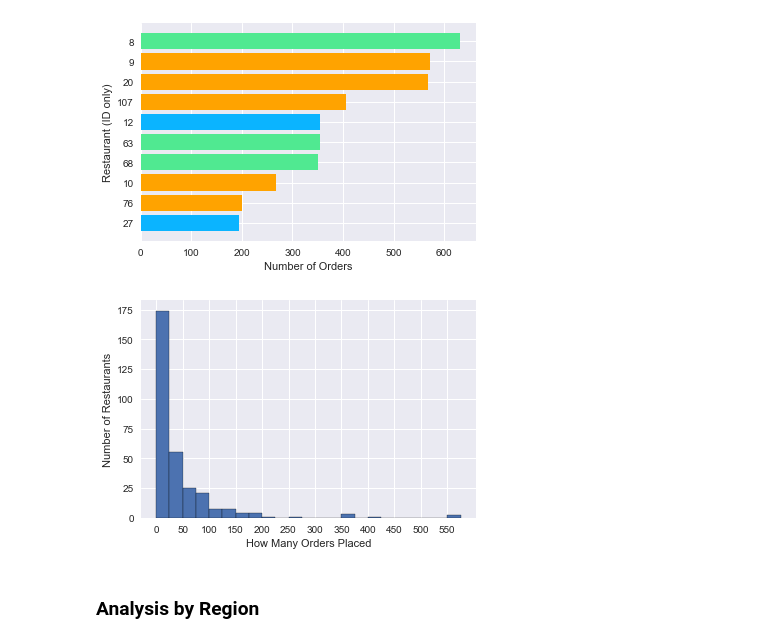
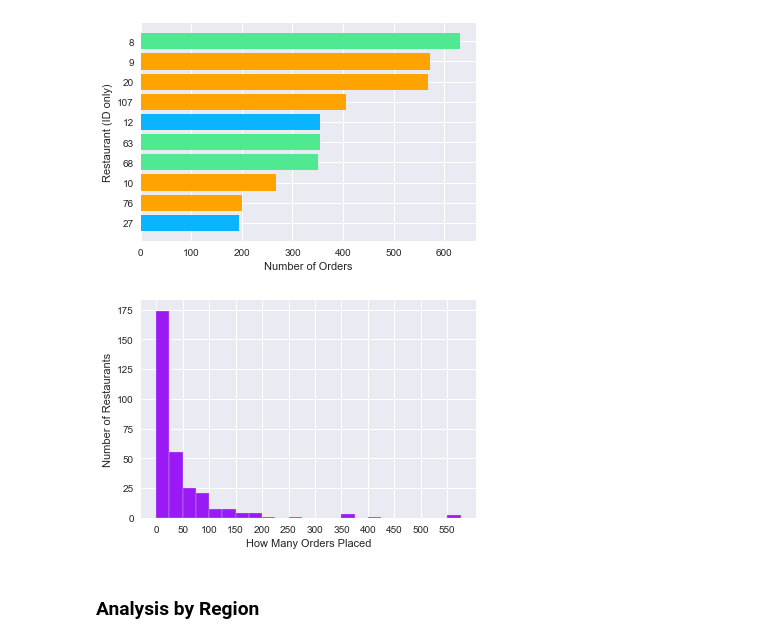
Before and after one commit to toestie/fooddelivery-dataset, a Jupyter notebook: notebooks/analysis.ipynb, the cells around one changed output. Saved outputs shown, nothing was run; the diff lists cells and outputs as text; code cells hidden in the pictures.

Commit message:
lines on graphs

```diff
--- a/notebooks/analysis.ipynb
+++ b/notebooks/analysis.ipynb
@@ -301,16 +302,16 @@ plt.show()
 # %%
 # Histogram of order count
 fig, ax = plt.subplots()
 histdata = rest_order_count["Order_Count"]
-plt.hist(histdata, bins=np.arange(0,600,25), ec="k")
+plt.hist(histdata, bins=np.arange(0,600,25), ec="k", color='#9b19f5', edgecolor='#e0e0e0')
 #plt.locator_params(axis='y', integer=True)
 ax.set_xticks(np.arange(0,600,50))
 
 plt.ylabel("Number of Restaurants")
 plt.xlabel("How Many Orders Placed")
-plt.savefig("../artifacts/ordercounthistogram.png")
+plt.savefig("../artifacts/OrderCountHist.png")
 plt.show()
 # %% [output]
-[figure, old version]
+[figure, new version]
 # %% [markdown]
 ### Analysis by Region
```
Also changed, not shown: parts of 2 cells of this notebook, 3 other files.
